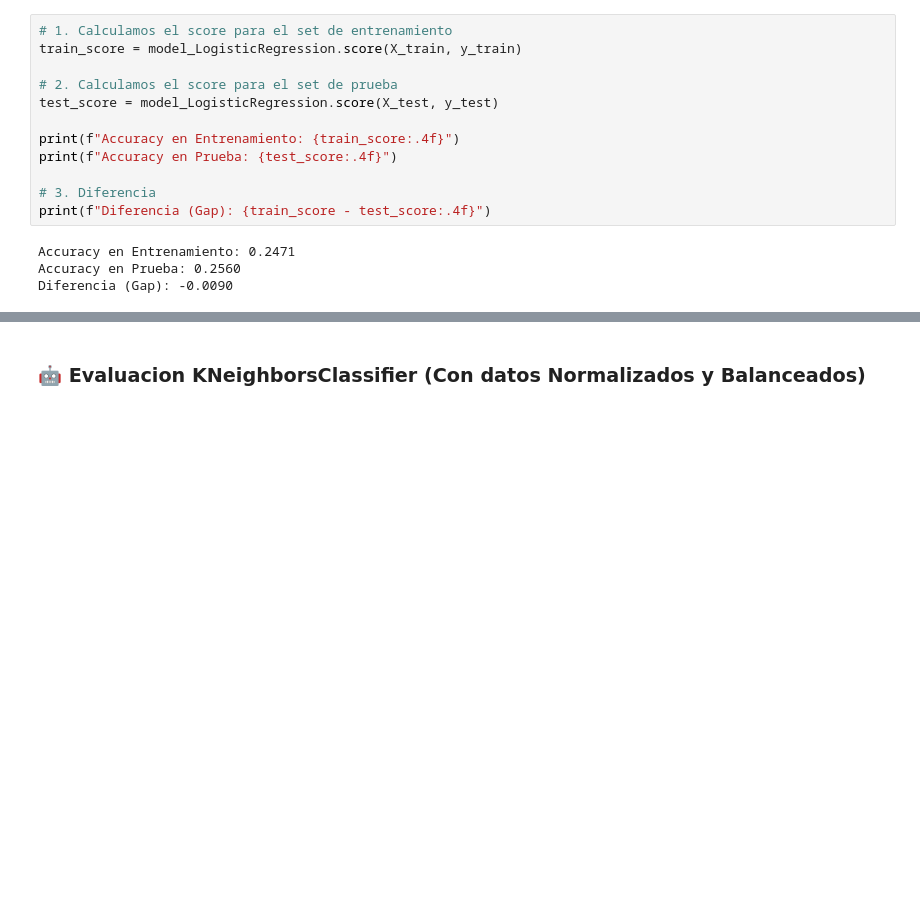
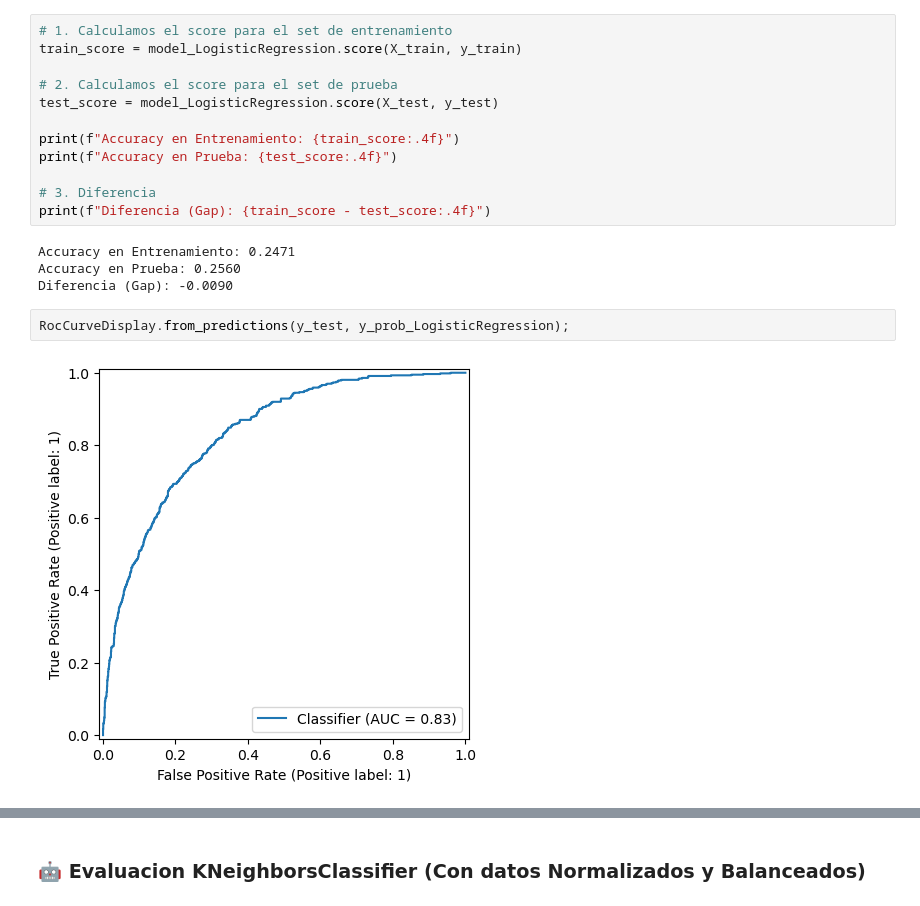
Before and after one commit to WMRioga/Challenge_03_TelecomX-Predicci-n, a Jupyter notebook: Challenge_03_TelecomX.ipynb, the cells around one changed output, grey strips where cells are left out. Saved outputs shown, nothing was run; the diff lists cells and outputs as text; blank space fills up the shorter version.

```diff
--- a/Challenge_03_TelecomX.ipynb
+++ b/Challenge_03_TelecomX.ipynb
@@ -517,3 +526,7 @@ print(f"Diferencia (Gap): {train_score - test_score:.4f}")
 Accuracy en Entrenamiento: 0.2471
 Accuracy en Prueba: 0.2560
 Diferencia (Gap): -0.0090
+# %%
+RocCurveDisplay.from_predictions(y_test, y_prob_LogisticRegression);
+# %% [output]
+[figure, added]
```
Also changed, not shown: parts of 39 cells of this notebook, 2 other files.
